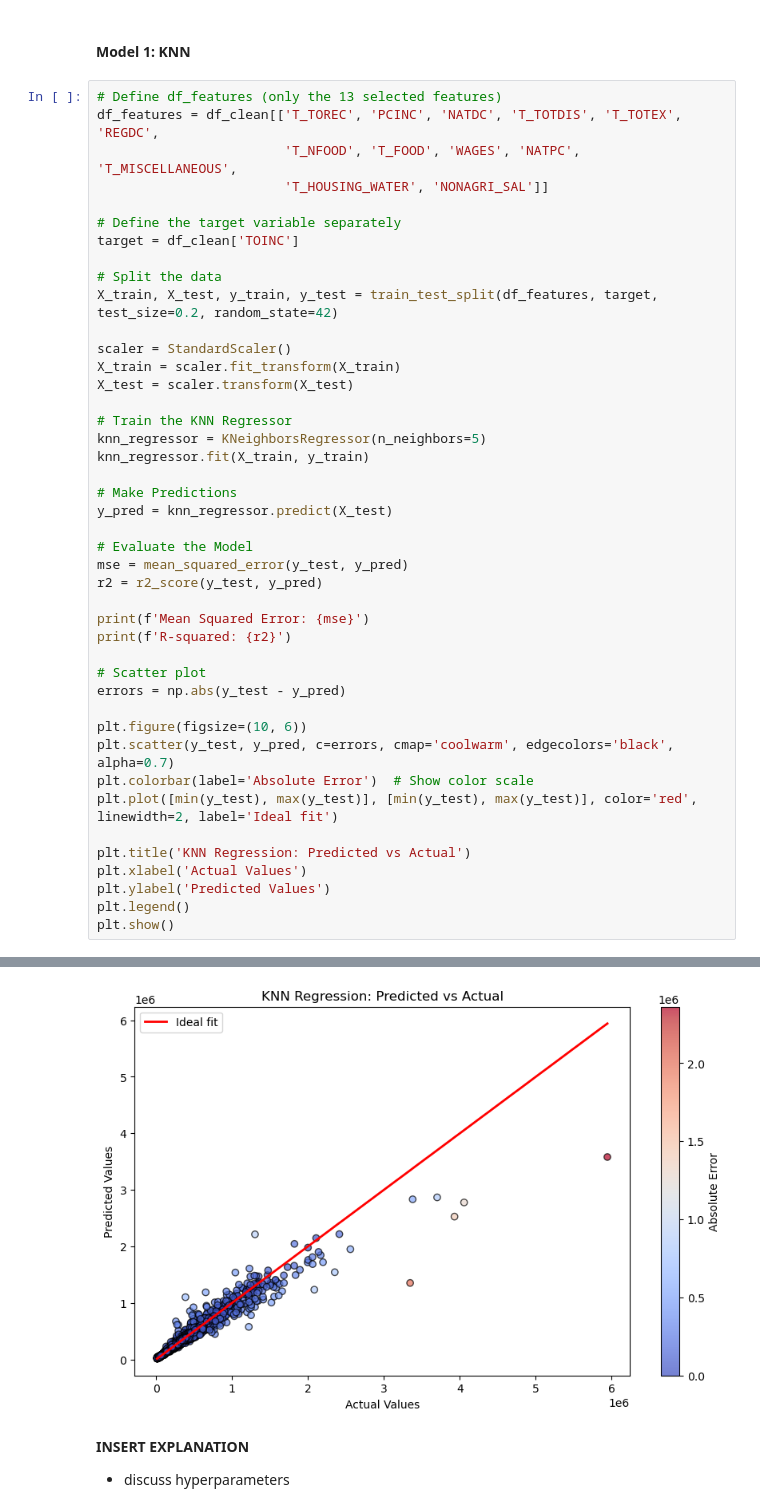
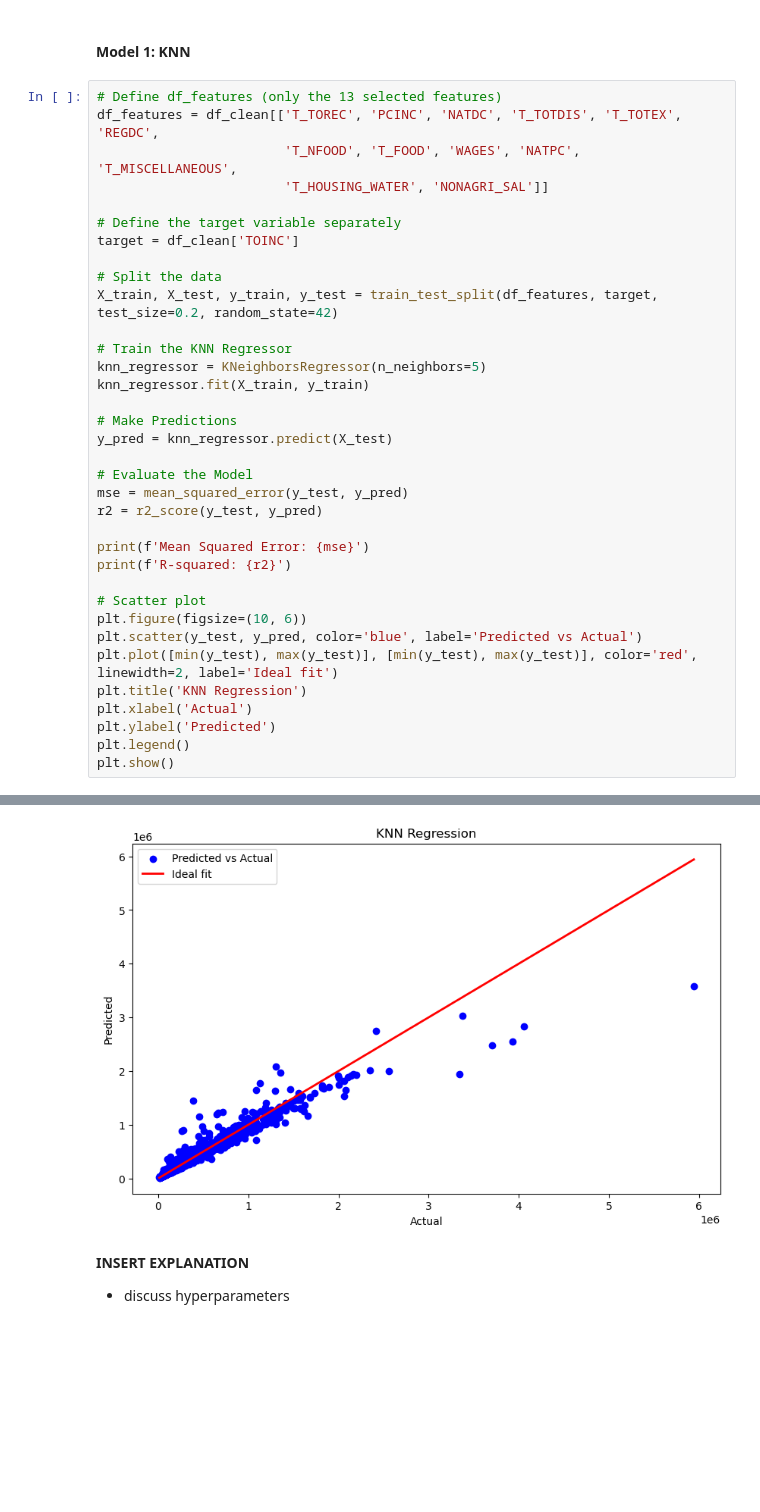
Before and after one commit to SmeaGL/STINTSY_MP, a Jupyter notebook: MP/STINTSY_Project_S14.ipynb, the cells around one changed output, grey strips where cells are left out. Drawn from its saved outputs; the diff is of its cells as text; blank space fills up the shorter version.

```diff
--- a/MP/STINTSY_Project_S14.ipynb
+++ b/MP/STINTSY_Project_S14.ipynb
@@ -520,10 +520,6 @@ target = df_clean['TOINC']
 
 # Split the data
 X_train, X_test, y_train, y_test = train_test_split(df_features, target, test_size=0.2, random_state=42)
-
-scaler = StandardScaler()
-X_train = scaler.fit_transform(X_train)
-X_test = scaler.transform(X_test)
 
 # Train the KNN Regressor
 knn_regressor = KNeighborsRegressor(n_neighbors=5)
@@ -540,16 +536,12 @@ print(f'Mean Squared Error: {mse}')
 print(f'R-squared: {r2}')
 
 # Scatter plot
-errors = np.abs(y_test - y_pred)
-
 plt.figure(figsize=(10, 6))
-plt.scatter(y_test, y_pred, c=errors, cmap='coolwarm', edgecolors='black', alpha=0.7)
-plt.colorbar(label='Absolute Error')  # Show color scale
+plt.scatter(y_test, y_pred, color='blue', label='Predicted vs Actual')
 plt.plot([min(y_test), max(y_test)], [min(y_test), max(y_test)], color='red', linewidth=2, label='Ideal fit')
-
-plt.title('KNN Regression: Predicted vs Actual')
-plt.xlabel('Actual Values')
-plt.ylabel('Predicted Values')
+plt.title('KNN Regression')
+plt.xlabel('Actual')
+plt.ylabel('Predicted')
 plt.legend()
 plt.show()
 # %% [output]
@@ -558,4 +550,4 @@ R-squared: 0.938596645251537
-[figure, old version]
+[figure, new version]
 # %% [markdown]
 **INSERT EXPLANATION**
 - discuss hyperparameters
```
Also changed, not shown: parts of 2 cells of this notebook.
